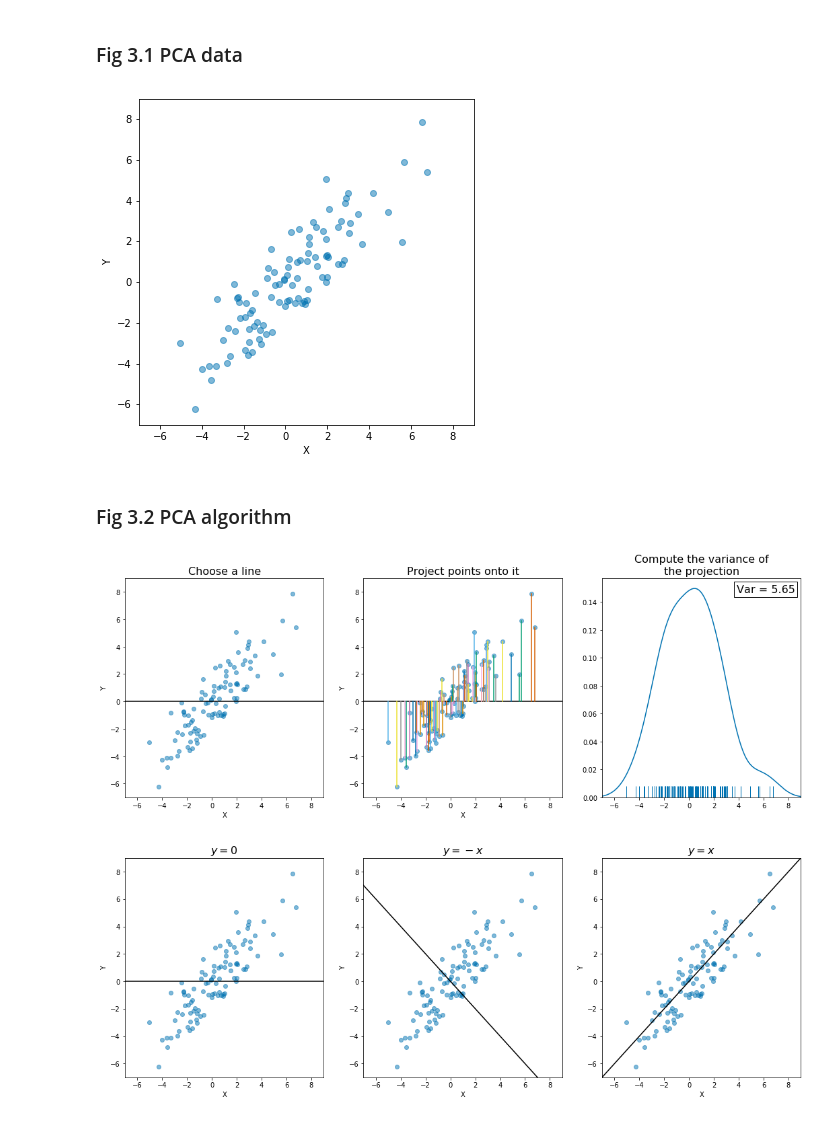
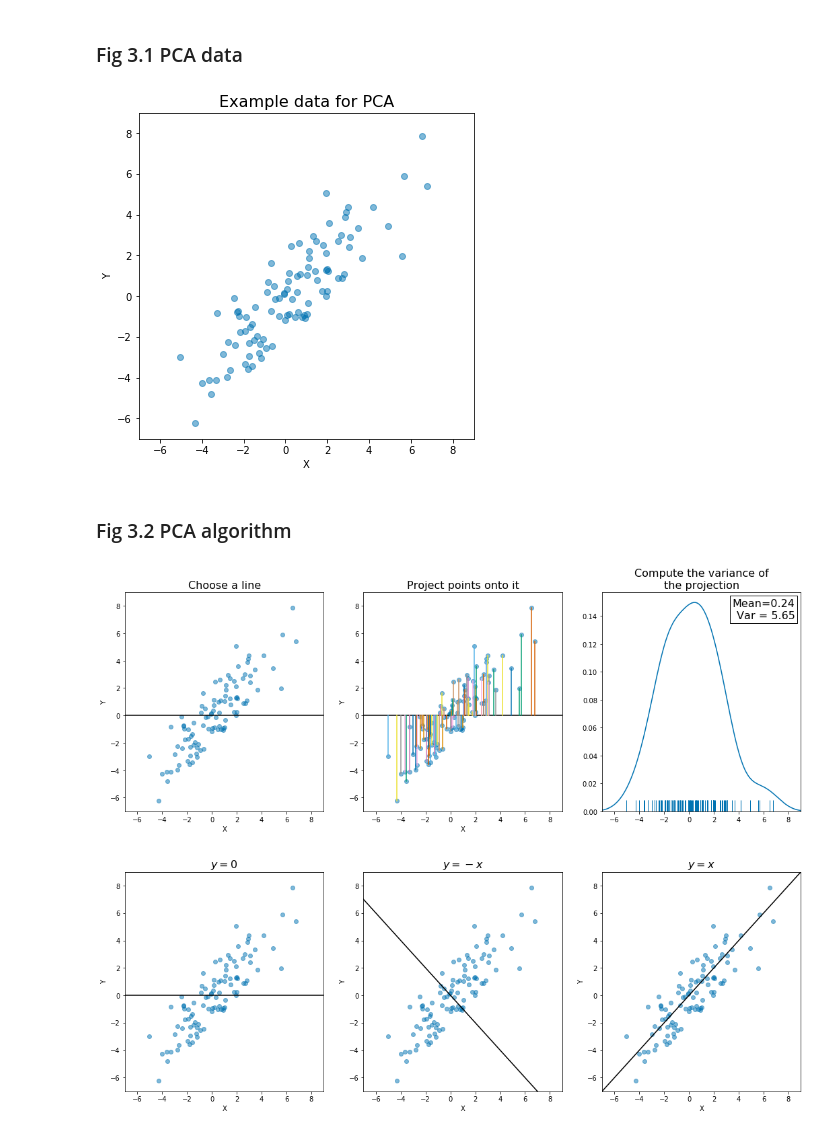
Before and after one commit to msto/bme780-final-tutorial, a Jupyter notebook: dimensionality reduction tutorial appendix.ipynb, the cells around one changed output. Saved outputs shown, nothing was run; the diff lists cells and outputs as text; code cells hidden in the pictures.

```diff
--- a/dimensionality reduction tutorial appendix.ipynb
+++ b/dimensionality reduction tutorial appendix.ipynb
@@ -179,8 +179,10 @@ def plot_pca_points(ax):
 # %%
 fig, ax = plt.subplots(1, 1, figsize=(6, 6))
 plot_pca_points(ax)
+ax.set_title('Example data for PCA', fontsize=16)
+plt.savefig('figs/pca_data.png', bbox_inches='tight')
 # %% [output]
-[figure, old version]
+[figure, new version]
 # %%
 def plot_pca_projections(ax, n=1, proj='x'):
     idxs = np.arange(100).astype(int)
@@ -217,7 +219,7 @@ ax.set_title('Project points onto it', fontsize=16)
 ax = axes[2]
 ax = sns.distplot(data[:, 0], rug=True, hist=False, kde=True)
 var = np.var(data[:, 0])
-ax.text(0.97, 0.97, 'Var = {:.02f}'.format(var),
+ax.text(0.97, 0.97, 'Mean={:.02f}\nVar = {:.02f}'.format(np.mean(data[:, 0]), var),
         fontsize=16, bbox=dict(facecolor='white', edgecolor='k'),
         va='top', ha='right', transform=ax.transAxes)
 ax.set_xlim(-7, 9)
@@ -225,7 +227,7 @@ ax.set_title('Compute the variance of\nthe projection', fontsize=16)
 
 plt.savefig('figs/pca_steps.png', bbox_inches='tight')
 # %% [output]
-[figure, old version]
+[figure, new version]
 # %%
 def project(data, s):
     proj = np.zeros(data.shape)
```
Also changed, not shown: parts of 44 cells of this notebook.
